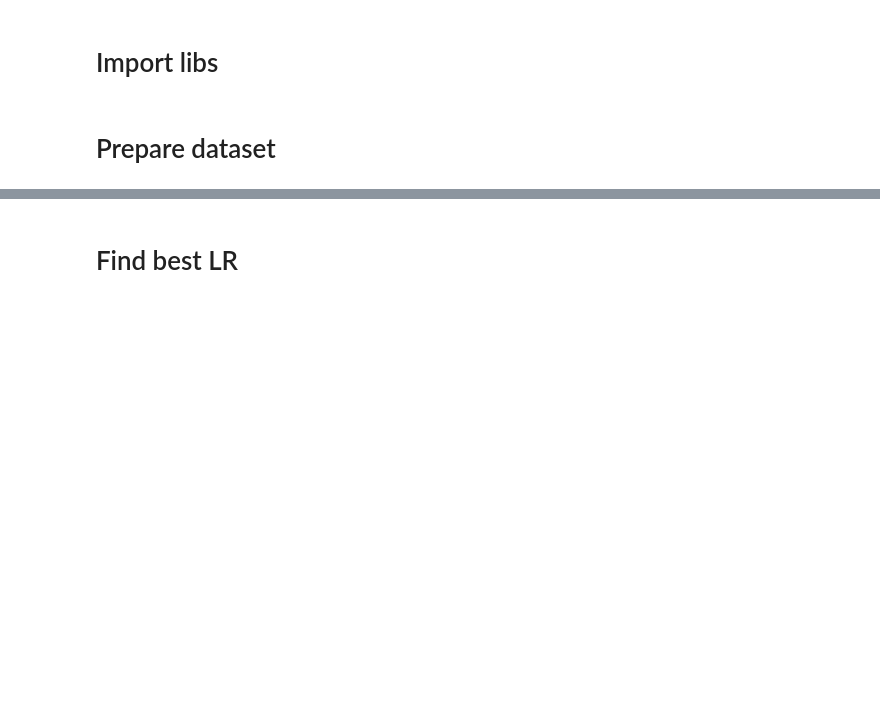
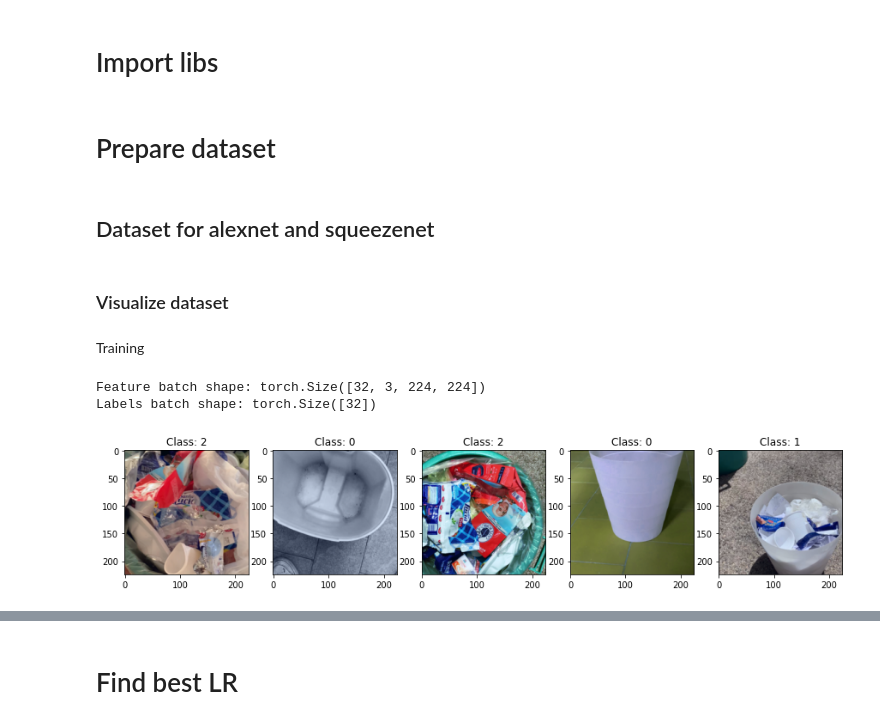
Before and after one commit to khalld/trashbin-classifier, a Jupyter notebook: 06-train.ipynb, the cells around one changed output, grey strips where cells are left out. Cells and saved outputs as stored; diff of their text form; code cells hidden in the pictures; blank space fills up the shorter version.

```diff
--- a/06-train.ipynb
+++ b/06-train.ipynb
@@ -25,6 +27,8 @@ path_gdrive = ''
 batch_size=32
 num_workers=2
 drop_last=True
+# %% [markdown]
+## Dataset for alexnet and squeezenet
 # %%
 # default mean and std needed by pretrained models from pytorch
 mean = [0.485, 0.456, 0.406]
@@ -35,13 +39,8 @@ dst = import_dataset(path_dst=path_dst,
         transforms.Resize(256),
         # using the same as the test because the trash bin is centered in the image
         transforms.CenterCrop(224), # good for inceptionv3?
-
         transforms.RandomApply(ModuleList([
-            transforms.Pad(padding=5, fill=0, padding_mode='constant'),
-        ]), p=0.3),
-
-        transforms.RandomApply(ModuleList([
-            transforms.ColorJitter(brightness=.6, hue=.4),
+            transforms.ColorJitter(brightness=.3, hue=.2),
         ]), p=0.3),
 
         transforms.RandomApply(ModuleList([
@@ -49,32 +48,39 @@ dst = import_dataset(path_dst=path_dst,
         ]), p=0.2),
 
         transforms.RandomHorizontalFlip(p=0.3),
-        transforms.RandomPerspective(distortion_scale=0.5, p=0.4),
-        transforms.RandomEqualize(p=0.4),
-        transforms.RandomAffine(degrees=(20, 50), translate=(0.2, 0.5), scale=(0.6, 0.75)),
+        transforms.RandomPerspective(distortion_scale=0.3, p=0.2),
+        transforms.RandomEqualize(p=0.2),
         transforms.ToTensor(),
         transforms.Normalize(mean=mean, std=std)
     ]),
     test_transform=transforms.Compose([
         transforms.Resize(256),
         transforms.CenterCrop(224), # good for inceptionv3?
-        transforms.AutoAugmentPolicy(policy=transforms.AutoAugmentPolicy.SVHN),
+        transforms.AutoAugment(transforms.AutoAugmentPolicy.SVHN),
         transforms.ToTensor(),
         transforms.Normalize(mean=mean, std=std)
     ]), path_gdrive=path_gdrive)
 
 dst.create_data_loader(batch_size=batch_size, num_workers=num_workers, drop_last=drop_last)
+# %% [markdown]
+### Visualize dataset
+# %% [markdown]
+Training
 # %%
 train_features, train_labels = next(iter(dst.training_loader))
 print(f"Feature batch shape: {train_features.size()}")
 print(f"Labels batch shape: {train_labels.size()}")
 
 plt.figure(figsize=(15,8))
 for i in range(5):
     plt.subplot(2,5,i+1)
     plt.title("Class: %s" % train_labels[0].numpy())
     img = train_features[0].squeeze()
     label = train_labels[0]
-    plt.imshow( np.transpose(img.numpy().astype(np.uint8), (1, 2, 0) ) )
+    plt.imshow(reverse_norm(img.numpy().transpose(1, 2, 0)))
     train_features, train_labels = next(iter(dst.training_loader))
 plt.show()
+# %% [output]
+Feature batch shape: torch.Size([32, 3, 224, 224])
+Labels batch shape: torch.Size([32])
+[figure, added]
```
Also changed, not shown: parts of 20 cells of this notebook, 2 other files.
